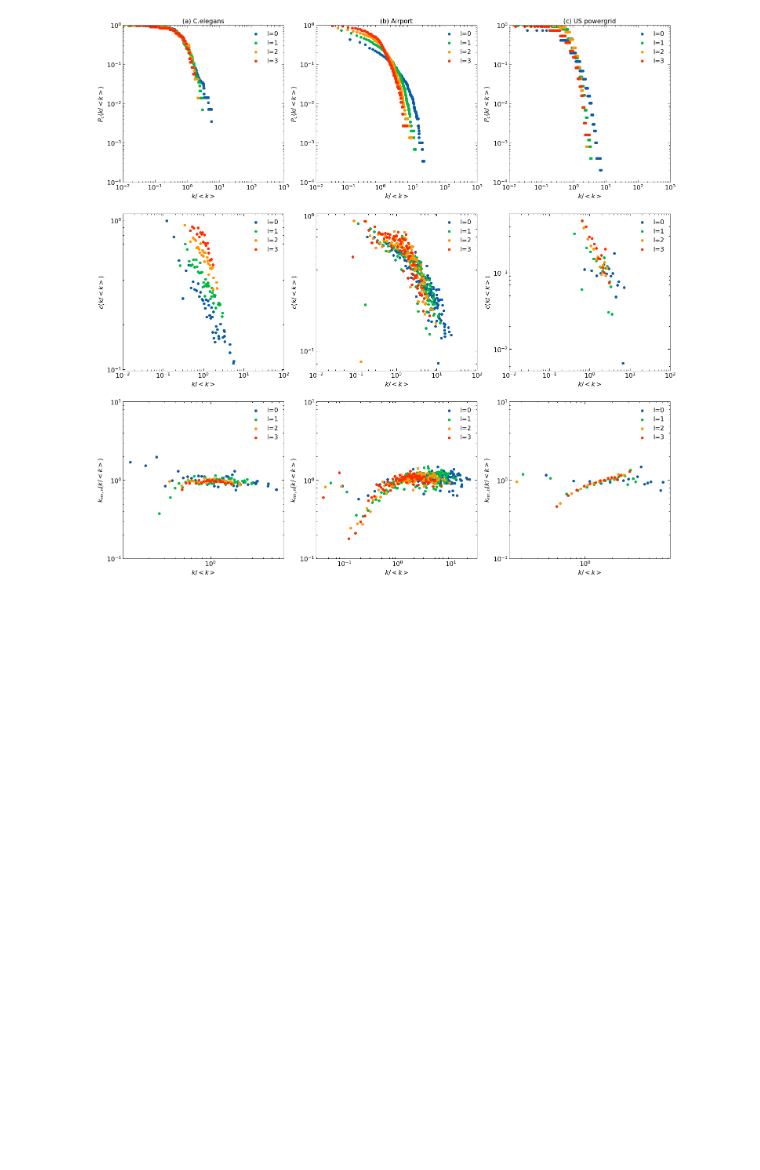
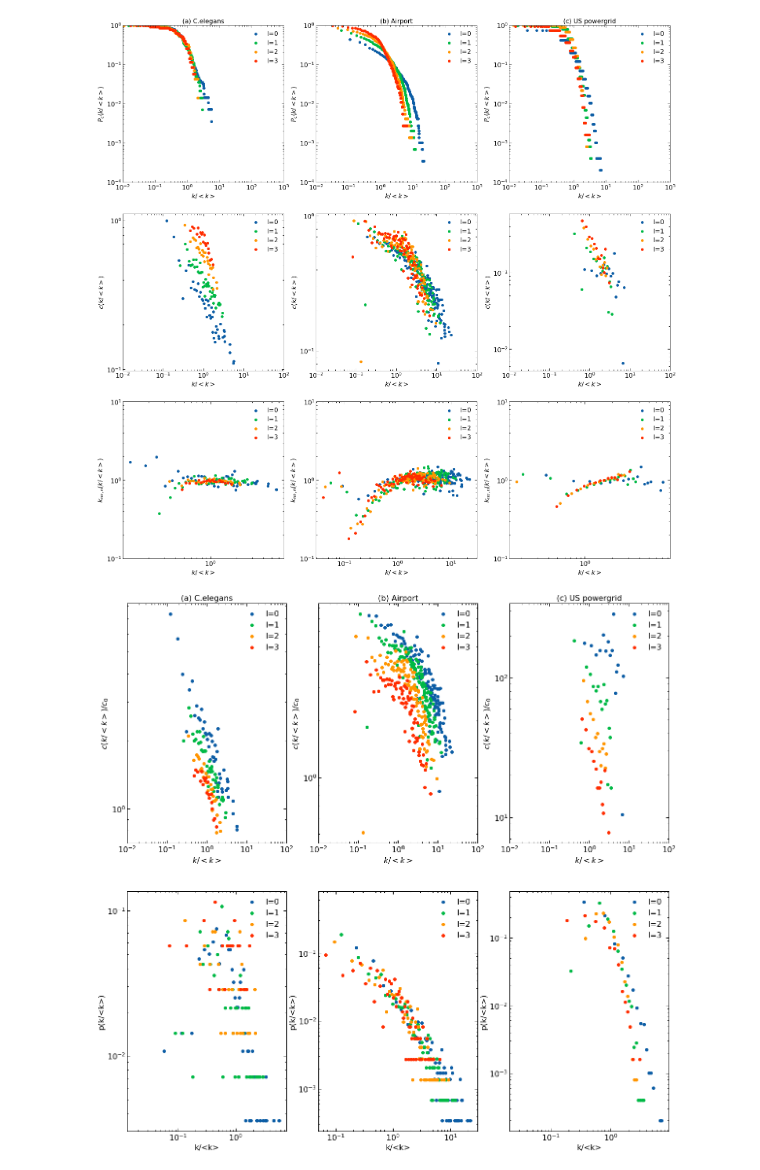
Before and after one commit to matheusloures42/renormalization-simplicial-complexes, a Jupyter notebook: plots.ipynb, the cells around one changed output. Drawn from its saved outputs; the diff is of its cells as text; code cells hidden in the pictures; blank space fills up the shorter version.

Commit message:
plots

```diff
--- a/plots.ipynb
+++ b/plots.ipynb
@@ -109,3 +139,53 @@ average_neighbor_degree_x_kl(Gus3,lb='l=3')
  #   ax.label_outer()
 # %% [output]
 [figure]
+# %%
+fig,axs=plt.subplots(2,3,figsize=(20, 20))
+
+
+plt.subplot(2,3,1)
+plt.title('(a) C.elegans')
+clustering_per_kl_c0(Gcel0,lb='l=0')
+clustering_per_kl_c0(Gcel1,lb='l=1')
+clustering_per_kl_c0(Gcel2,lb='l=2')
+clustering_per_kl_c0(Gcel3,lb='l=3')
+
+
+plt.subplot(2,3,2)
+plt.title('(b) Airport')
+clustering_per_kl_c0(Gair0,lb='l=0')
+clustering_per_kl_c0(Gair1,lb='l=1')
+clustering_per_kl_c0(Gair2,lb='l=2')
+clustering_per_kl_c0(Gair3,lb='l=3')
+
+plt.subplot(2,3,3)
+plt.title('(c) US powergrid')
+clustering_per_kl_c0(Gus0,lb='l=0')
+clustering_per_kl_c0(Gus1,lb='l=1')
+clustering_per_kl_c0(Gus2,lb='l=2')
+clustering_per_kl_c0(Gus3,lb='l=3')
+
+
+plt.subplot(2,3,4)
+
+plot_all_dist(Gcel0,lb='l=0')
+plot_all_dist(Gcel1,lb='l=1')
+plot_all_dist(Gcel2,lb='l=2')
+plot_all_dist(Gcel3,lb='l=3')
+
+
+plt.subplot(2,3,5)
+
+plot_all_dist(Gair0,lb='l=0')
+plot_all_dist(Gair1,lb='l=1')
+plot_all_dist(Gair2,lb='l=2')
+plot_all_dist(Gair3,lb='l=3')
+
+plt.subplot(2,3,6)
+
+plot_all_dist(Gus0,lb='l=0')
+plot_all_dist(Gus1,lb='l=1')
+plot_all_dist(Gus2,lb='l=2')
+plot_all_dist(Gus3,lb='l=3')
+# %% [output]
+[figure, added]
```
Also changed, not shown: parts of 17 cells of this notebook, 27 other files.
